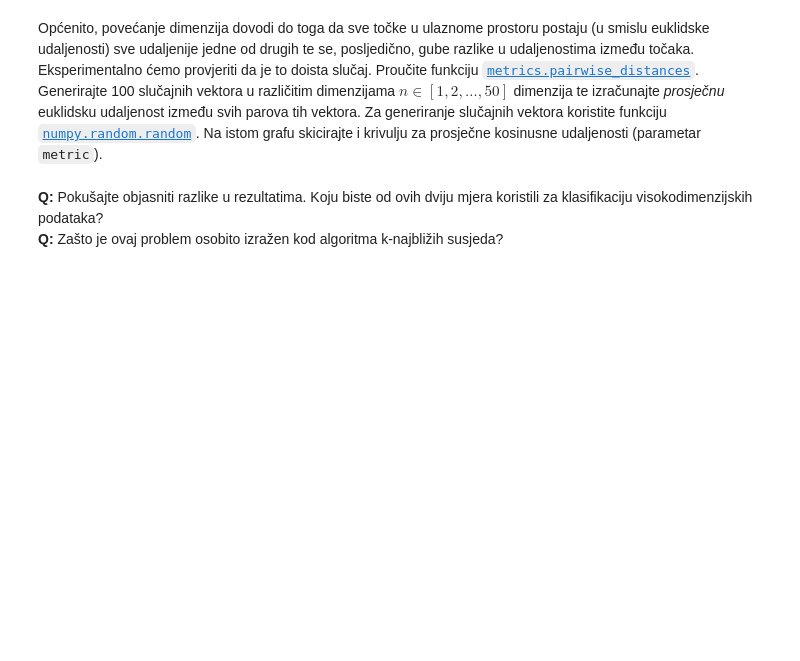
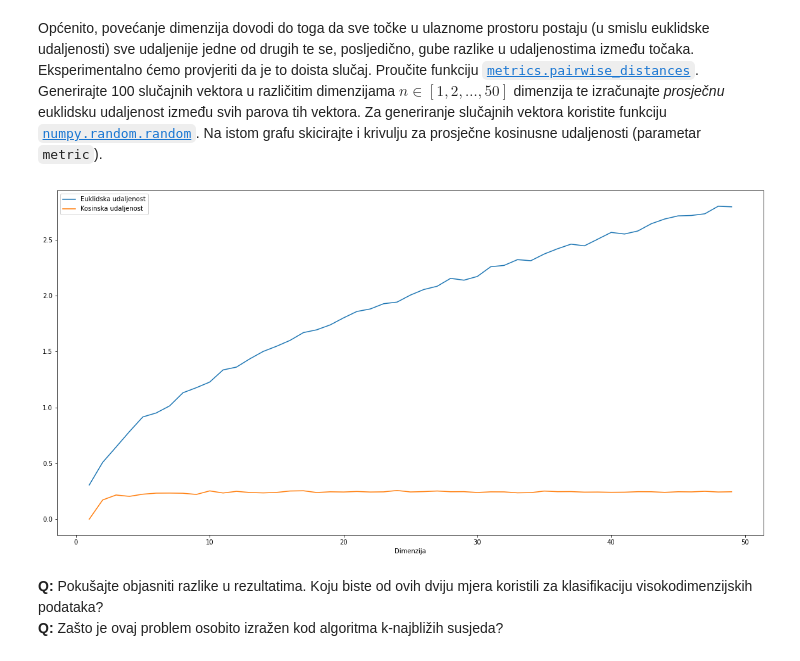
Before and after one commit to MCubek/strojno1Lab, a Jupyter notebook: SU1-2021-11-kNN.ipynb, the cells around one changed output. Saved outputs shown, nothing was run; the diff lists cells and outputs as text; code cells hidden in the pictures; blank space fills up the shorter version.

```diff
--- a/SU1-2021-11-kNN.ipynb
+++ b/SU1-2021-11-kNN.ipynb
@@ -175,3 +253,21 @@ from sklearn.metrics.pairwise import pairwise_distances
+# %%
+from sklearn.metrics.pairwise import pairwise_distances
+
+n_range = range(1, 50)
+euclid = list()
+cos = list()
+
+for n in n_range:
+    euclid.append(np.mean(pairwise_distances(np.random.random_sample((100, n)))))
+    cos.append(np.mean(pairwise_distances(np.random.random_sample((100, n)), metric='cosine')))
+plt.figure(figsize=(20, 10))
+plt.plot(n_range, euclid, label='Euklidska udaljenost')
+plt.plot(n_range, cos, label='Kosinska udaljenost')
+plt.xlabel('Dimenzija')
+plt.legend()
+plt.show()
+# %% [output]
+[figure, added]
 # %% [markdown]
 **Q:** Pokušajte objasniti razlike u rezultatima. Koju biste od ovih dviju mjera koristili za klasifikaciju visokodimenzijskih podataka?
 **Q:** Zašto je ovaj problem osobito izražen kod algoritma k-najbližih susjeda?
```
Also changed, not shown: parts of 14 cells of this notebook.
